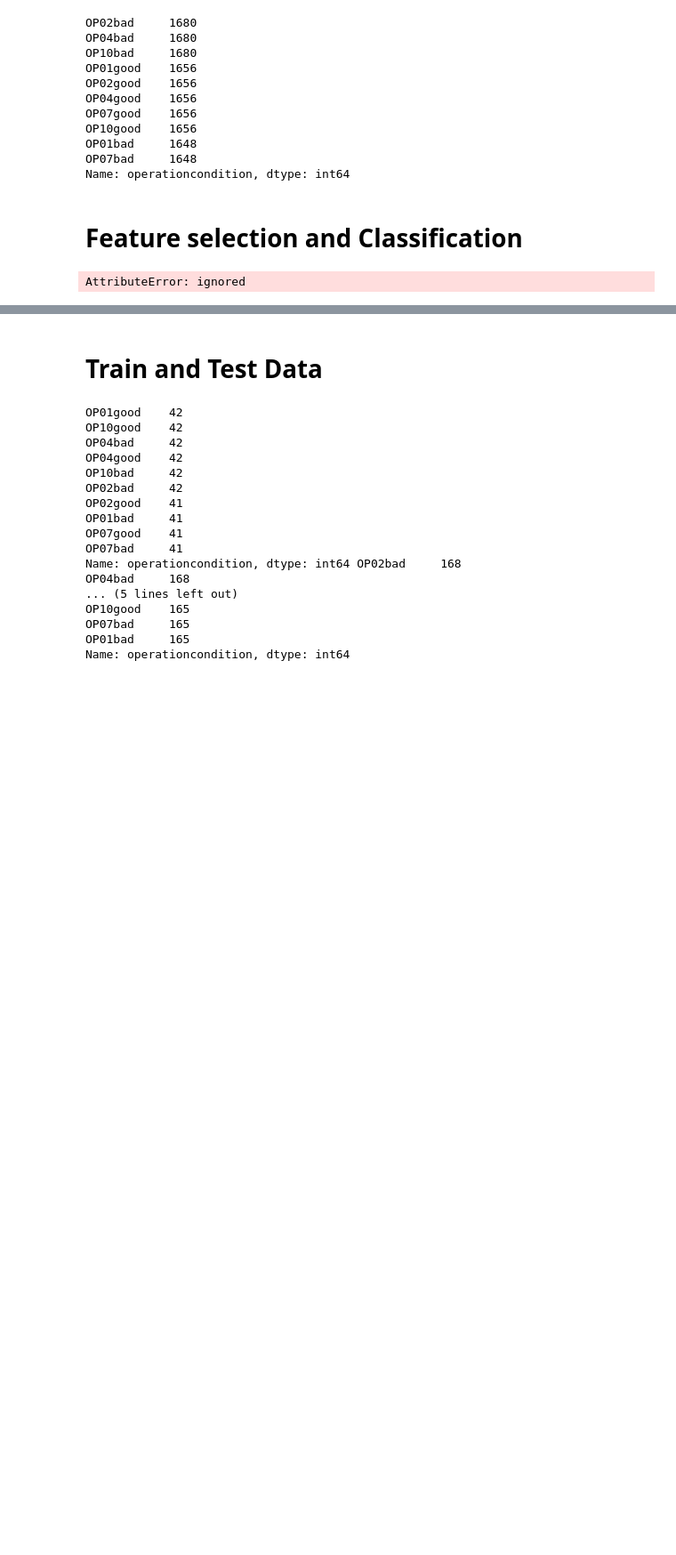
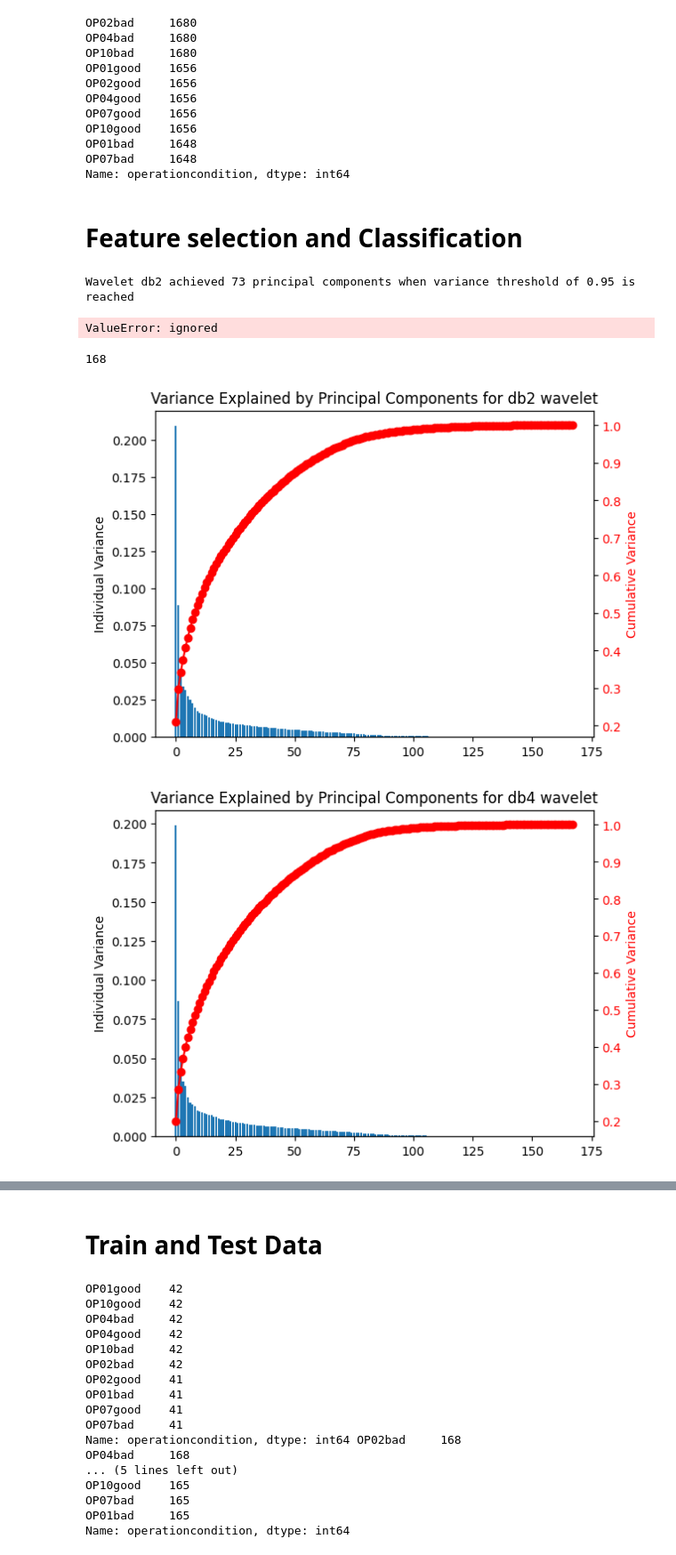
Before and after one commit to AbbasHussain72/Wavelet-featre-extraction-, a Jupyter notebook: current_wavelet_Transform_Technique.ipynb, the cells around one changed output, grey strips where cells are left out. Shown at 89% size. Drawn from its saved outputs; the diff is of its cells as text; code cells hidden in the pictures; blank space fills up the shorter version.

```diff
--- a/current_wavelet_Transform_Technique.ipynb
+++ b/current_wavelet_Transform_Technique.ipynb
@@ -644,9 +626,8 @@ df = pd.read_csv(path,sep='\t')
 df = df.drop(['Unnamed: 0'], axis = 1)
 # %%
 from sklearn.model_selection import train_test_split
-
 from sklearn.decomposition import IncrementalPCA
-
+wavelets = ['db2', 'db4','Haar', 'coif2', 'coif4', 'sym4', 'bior4.4', 'dmey']
 # define variance threshold
 variance_threshold = 0.95
 
@@ -654,20 +635,29 @@ variance_threshold = 0.95
 for w in wavelets:
     # subset the data for the current wavelet
     wavelet_data = df[df['wavelet'] == w].drop(['Date', 'Machine', 'Operation', 'Condition', 'Repeat', 'operationcondition', 'wavelet'], axis=1)
+    x = StandardScaler().fit_transform(wavelet_data)
     # initialize PCA with 1 component
     n_components = 1
-    pca = IncrementalPCA(n_components=n_components)
-    explained_variance_ratio = ipca.explained_variance_ / np.sum(ipca.explained_variance_)
+    pca = PCA(n_components=n_components)
+    # fit PCA with all the data
+    pca.fit(x)
+    # get the explained variance ratio
+    explained_var_ratio = pca.explained_variance_ratio_
     # fit PCA with 1 component until the variance threshold is reached
-    while pca.explained_variance_ratio_.sum() < variance_threshold:
-        pca.partial_fit(wavelet_data)
+    while explained_var_ratio.sum() < variance_threshold:
+        pca.fit(x)
         n_components += 1
         pca.n_components = n_components
+        # update explained_var_ratio
+        explained_var_ratio = pca.explained_variance_ratio_
+    print(f"Wavelet {w} achieved {n_components} principal components when variance threshold of 0.95 is reached")
+
     # transform the data using the final number of components
-    wavelet_pca = pca.transform(wavelet_data)
+    wavelet_pca = pca.transform(x)
     # store the PCA results in a dataframe
     wavelet_pca_df = pd.DataFrame(wavelet_pca, columns=[f'PCA_{i}' for i in range(1, n_components+1)])
     # concatenate the PCA results with the wavelet data
     all_wavelet_pca = pd.concat([df[df['wavelet'] == w].reset_index(drop=True), wavelet_pca_df], axis=1)
 # %% [output]
-AttributeError: ignored
+Wavelet db2 achieved 73 principal components when variance threshold of 0.95 is reached
+ValueError: ignored
@@ -673,0 +666,44 @@ AttributeError: ignored
+# %%
+min(x.shape)
+# %% [output]
+168
+# %%
+# for plotting varaiance plot to check the PCSbased on 0.95 threshold
+
+import matplotlib.pyplot as plt
+from sklearn.preprocessing import StandardScaler
+from sklearn.decomposition import PCA
+
+wavelets = ['db2', 'db4','Haar', 'coif2', 'coif4', 'sym4', 'bior4.4', 'dmey']
+
+for w in wavelets:
+    # Subset the data for the current wavelet
+    wavelet_data = df[df['wavelet'] == w].drop(['Date', 'Machine', 'Operation', 'Condition', 'Repeat', 'operationcondition', 'wavelet'], axis=1)
+
+    # Calculate the explained variance ratios for each component
+    x = StandardScaler().fit_transform(wavelet_data)
+    pca = IncrementalPCA()  #n_components=20
+    principalComponents = pca.fit_transform(x)
+    # principalDf = pd.DataFrame(data = principalComponents)
+    # Calculate variance ratios and cumulative variance
+    variance_ratios = pca.explained_variance_ratio_
+    cumulative_variances = np.cumsum(variance_ratios)
+
+    # Plot individual variance as a bar
+    fig, ax1 = plt.subplots()
+    ax1.bar(range(len(variance_ratios)), variance_ratios)
+    ax1.set_ylabel('Individual Variance')
+
+    # Plot cumulative variance as a line
+    ax2 = ax1.twinx()
+    ax2.plot(range(len(cumulative_variances)), cumulative_variances, '-o', color='red')
+    ax2.set_ylabel('Cumulative Variance', color='red')
+    for tl in ax2.get_yticklabels():
+        tl.set_color('red')
+
+    plt.title(f'Variance Explained by Principal Components for {w} wavelet')
+    plt.xlabel('Principal Components')
+    plt.show()
+# %% [output]
+[figure, added]
+[figure, added]
```
Also changed, not shown: parts of 5 cells of this notebook.
